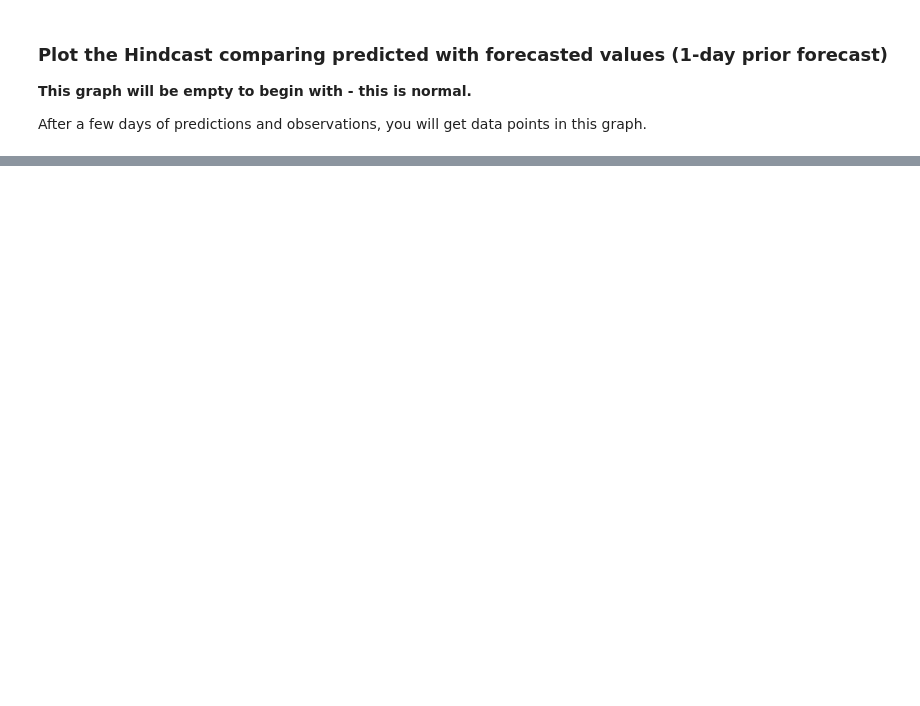
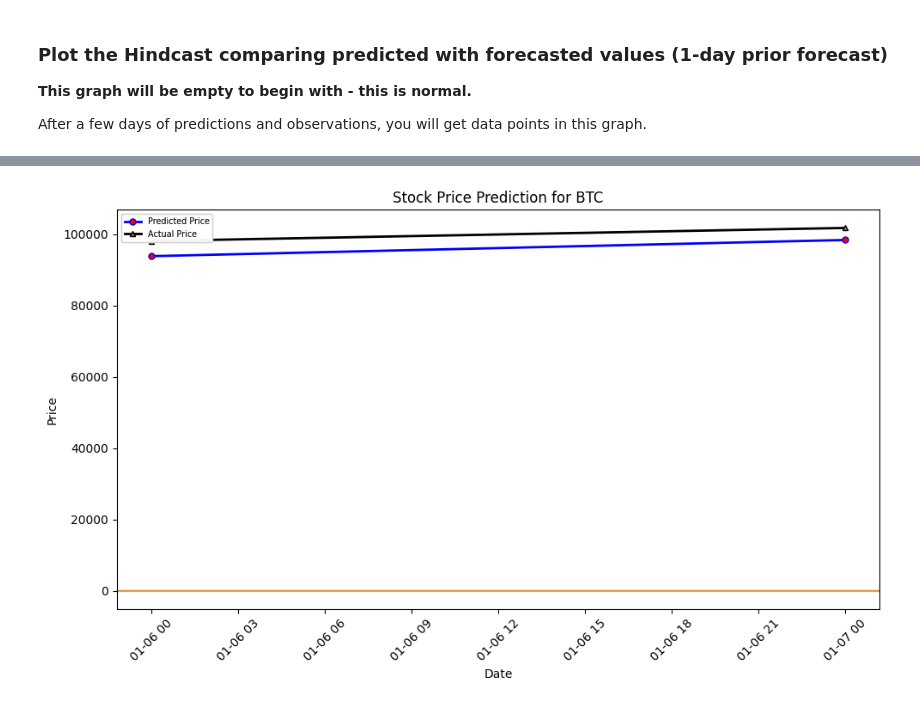
Before and after one commit to TheresaHoesl/StockMarketPrediction, a Jupyter notebook: notebooks/4_stockpred_batch_inference.ipynb, the cells around one changed output, grey strips where cells are left out. Cells and saved outputs as stored; diff of their text form; code cells hidden in the pictures; blank space fills up the shorter version.

```diff
--- a/notebooks/4_stockpred_batch_inference.ipynb
+++ b/notebooks/4_stockpred_batch_inference.ipynb
@@ -417,0 +448,9 @@ After a few days of predictions and observations, you will get data points in th
+# %%
+BTC_pred_df =btc_pred_fg.read()
+# Convert timestamps to datetime and set timezone to UTC
+BTC_pred_df['timestamp'] = BTC_pred_df['timestamp'].dt.tz_localize(None)
+btc_df['timestamp'] = btc_df['timestamp'].dt.tz_localize(None)
+merged_BTC_df = pd.merge(BTC_pred_df, btc_df, on='timestamp', how='inner')
+merged_BTC_df['date'] = merged_BTC_df['timestamp'].copy()
+merged_BTC_df.drop('timestamp', axis=1, inplace=True)
+merged_BTC_df
@@ -417,0 +462,11 @@ After a few days of predictions and observations, you will get data points in th
+# %%
+file_path = "../notebooks/img/btc_hindcast.png"
+if os.path.exists(os.path.dirname(file_path)):
+    plt = util.plot_stock_price_forecast(df=merged_BTC_df, file_path=file_path, name="BTC", hindcast=True)
+else:
+    os.makedirs(os.path.dirname(file_path), exist_ok=True)
+    plt = util.plot_stock_price_forecast(df=merged_BTC_df, file_path=file_path, name="BTC", hindcast=True)
+
+plt.show()
+# %% [output]
+[figure, added]
```
Also changed, not shown: parts of 21 cells of this notebook, 7 other files.
